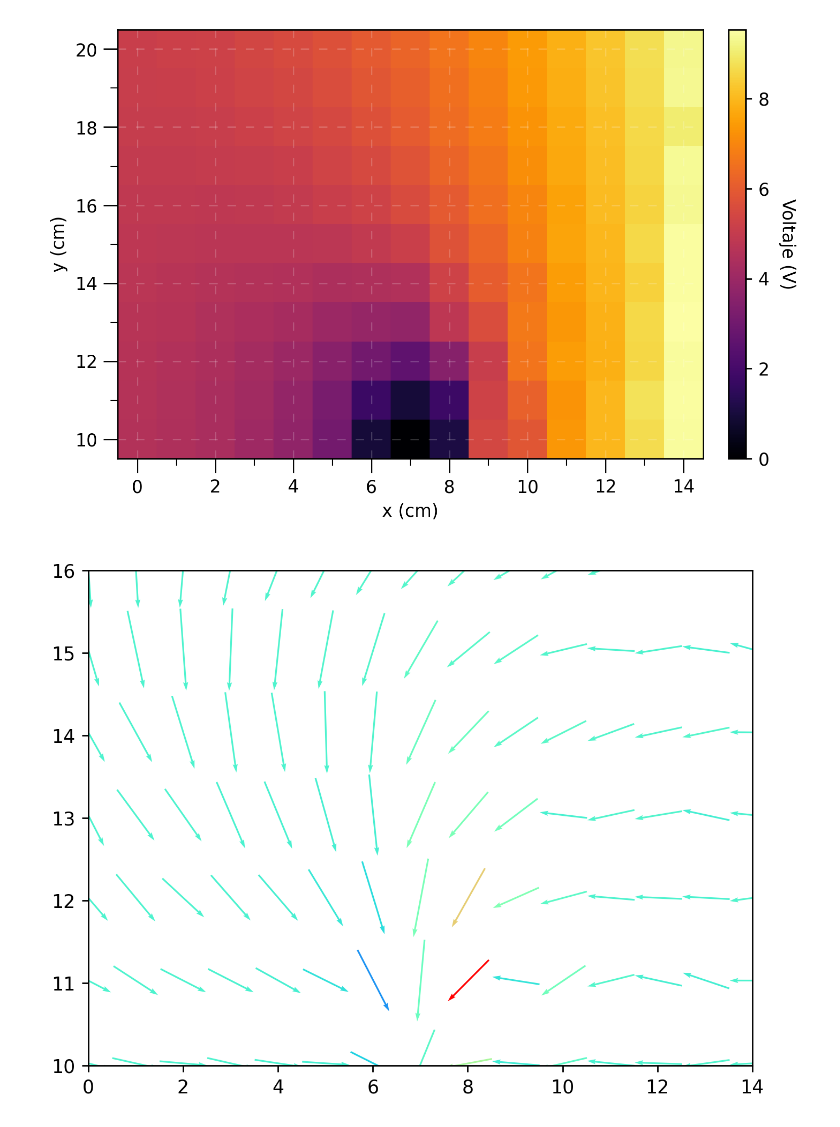
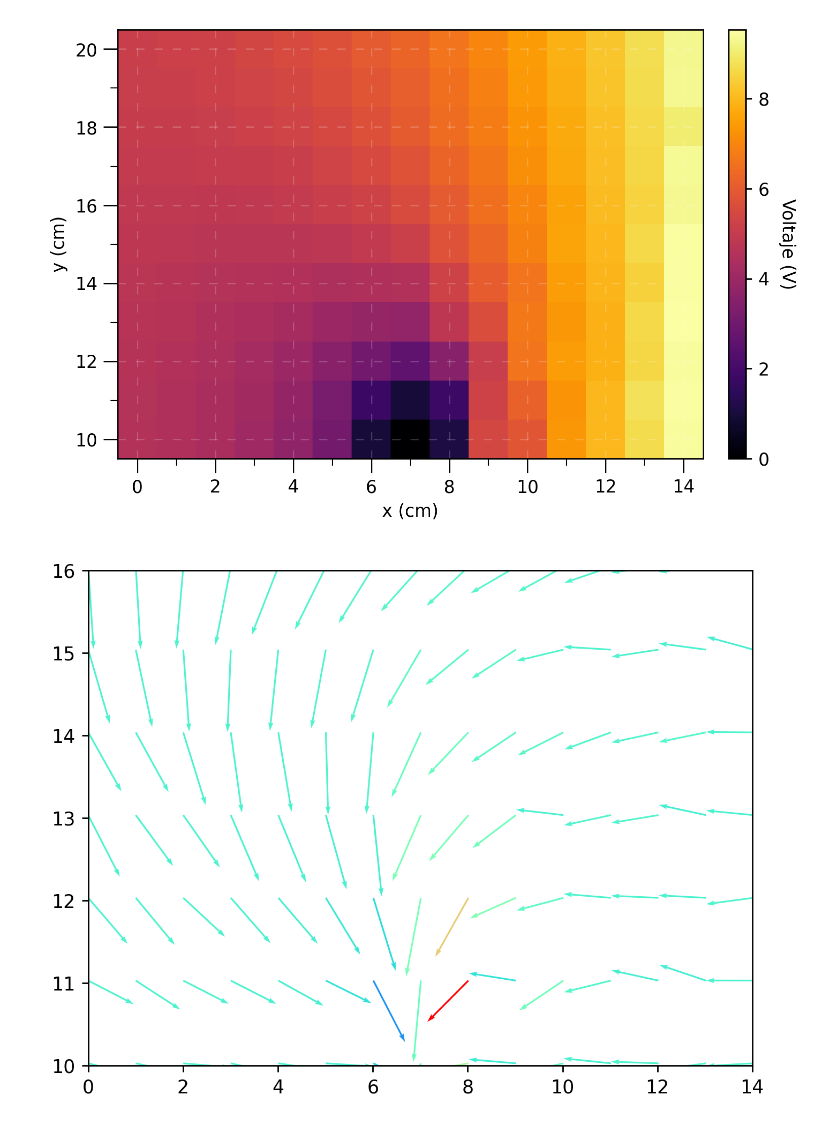
Before and after one commit to Alaviii/PythonPlotting, a Jupyter notebook: Electromagnetismo/practica2equipotenciales/practica2uno.ipynb, the cells around one changed output. Drawn from its saved outputs; the diff is of its cells as text; code cells hidden in the pictures.

```diff
--- a/Electromagnetismo/practica2equipotenciales/practica2uno.ipynb
+++ b/Electromagnetismo/practica2equipotenciales/practica2uno.ipynb
@@ -20,7 +20,7 @@ plt.show()
 xGrid = np.arange(0, largerDataArray.shape[1], step = 1)
 yGrid = np.arange(0, largerDataArray.shape[0], step = 1)
 # %%
-interp = sp.interpolate.RegularGridInterpolator((yGrid, xGrid), largerDataArray)
+interp = sp.interpolate.RegularGridInterpolator((yGrid, xGrid), largerDataArray, method = "linear")
 # %%
 xplot = np.linspace(xGrid.min(), xGrid.max(), 560)
 yplot = np.linspace(yGrid.min(), yGrid.max(), 400)
@@ -182,12 +182,12 @@ normalizedFieldGradientV = fieldGradient[0]/normMatrix
 # %%
 fig, ax = plt.subplots(dpi = 250)
 
 skip = (slice(None, None, 20), slice(None, None, 20))
-ax.quiver(X[skip],Y[skip], normalizedFieldGradientU[skip], normalizedFieldGradientV[skip], fieldGradient[1][skip]*fieldGradient[0][skip], angles='xy', scale_units='xy', scale = 1, cmap = 'rainbow', pivot = "mid")
+ax.quiver(X[skip],Y[skip], normalizedFieldGradientU[skip], normalizedFieldGradientV[skip], fieldGradient[1][skip]*fieldGradient[0][skip], angles='xy', scale_units='xy', scale = 1, cmap = 'rainbow')#, pivot = "mid")
 
 ax.set_xlim(0,14)
 ax.set_ylim(10,16)
 
 plt.show()
 # %% [output]
-[figure, old version]
+[figure, new version]
```
Also changed, not shown: parts of 2 cells of this notebook, 13 other files.
